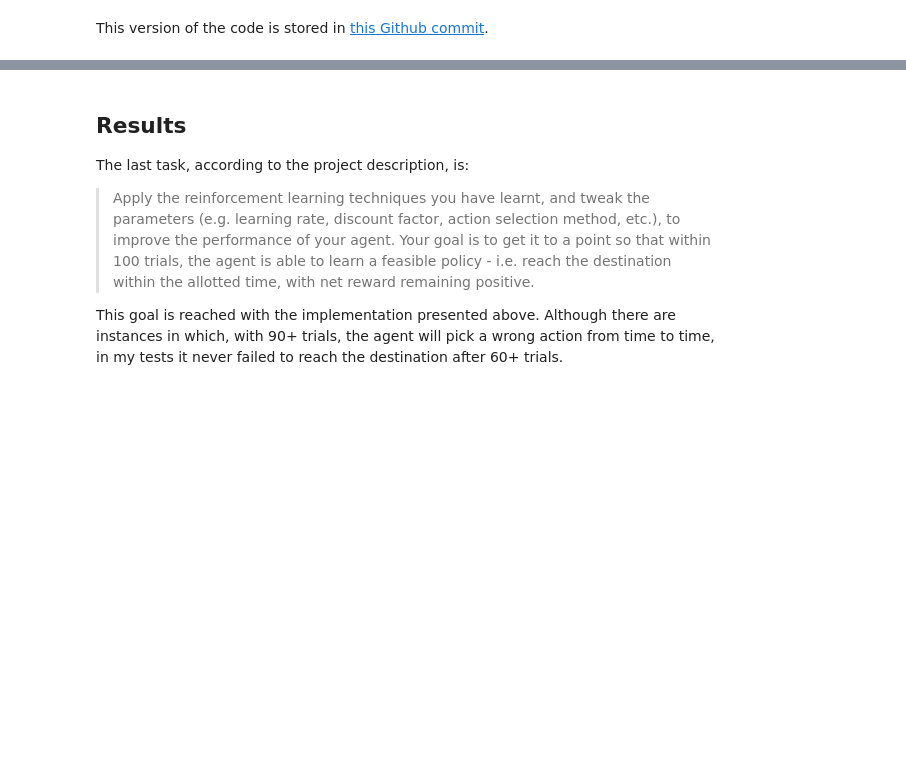
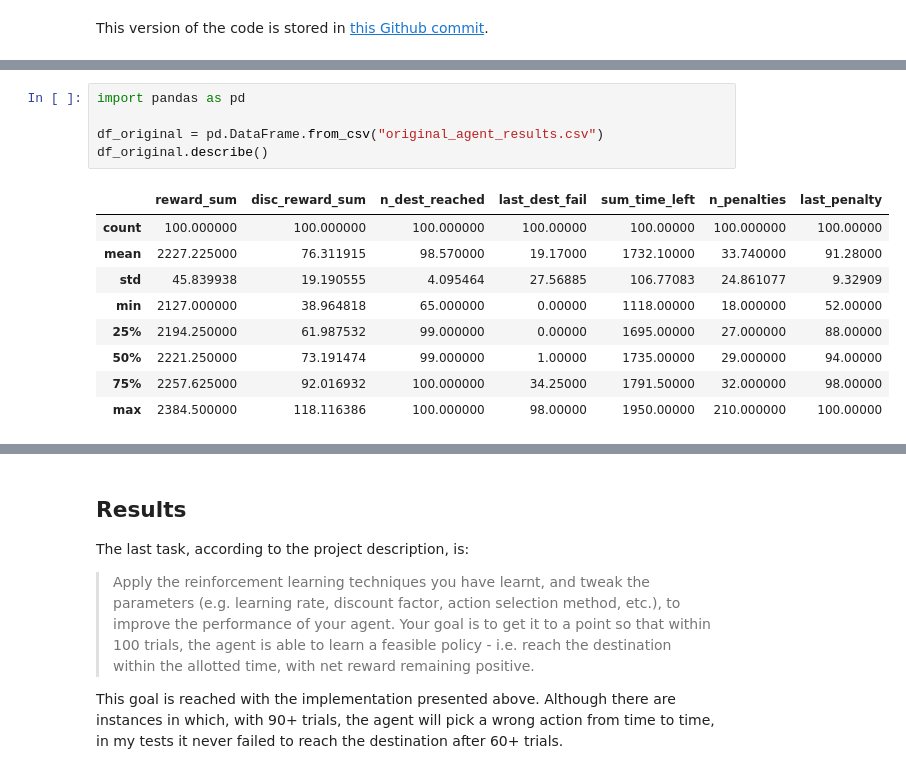
Before and after one commit to lmurtinho/mlend_ps4_smartcab, a Jupyter notebook: project_report.ipynb, the cells around one changed output, grey strips where cells are left out. Drawn from its saved outputs; the diff is of its cells as text; blank space fills up the shorter version.

```diff
--- a/project_report.ipynb
+++ b/project_report.ipynb
@@ -175,0 +213,15 @@ This version of the code is stored in [this Github commit](https://github.com/lm
+# %%
+import pandas as pd
+
+df_original = pd.DataFrame.from_csv("original_agent_results.csv")
+df_original.describe()
+# %% [output]
+|  | reward_sum | disc_reward_sum | n_dest_reached | last_dest_fail | sum_time_left | n_penalties | last_penalty |
+| count | 100.000000 | 100.000000 | 100.000000 | 100.00000 | 100.00000 | 100.000000 | 100.00000 |
+| mean | 2227.225000 | 76.311915 | 98.570000 | 19.17000 | 1732.10000 | 33.740000 | 91.28000 |
+| std | 45.839938 | 19.190555 | 4.095464 | 27.56885 | 106.77083 | 24.861077 | 9.32909 |
+| min | 2127.000000 | 38.964818 | 65.000000 | 0.00000 | 1118.00000 | 18.000000 | 52.00000 |
+| 25% | 2194.250000 | 61.987532 | 99.000000 | 0.00000 | 1695.00000 | 27.000000 | 88.00000 |
+| 50% | 2221.250000 | 73.191474 | 99.000000 | 1.00000 | 1735.00000 | 29.000000 | 94.00000 |
+| 75% | 2257.625000 | 92.016932 | 100.000000 | 34.25000 | 1791.50000 | 32.000000 | 98.00000 |
+| max | 2384.500000 | 118.116386 | 100.000000 | 98.00000 | 1950.00000 | 210.000000 | 100.00000 |
```
Also changed, not shown: parts of 3 cells of this notebook, 5 other files.
